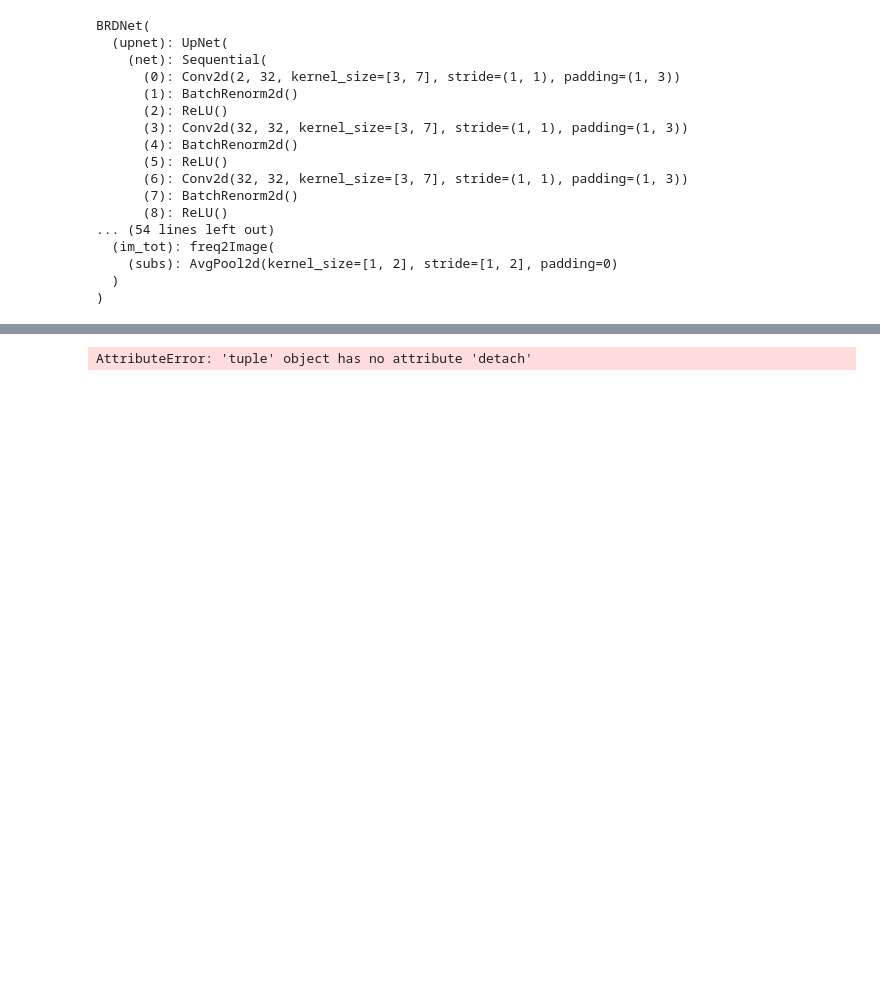
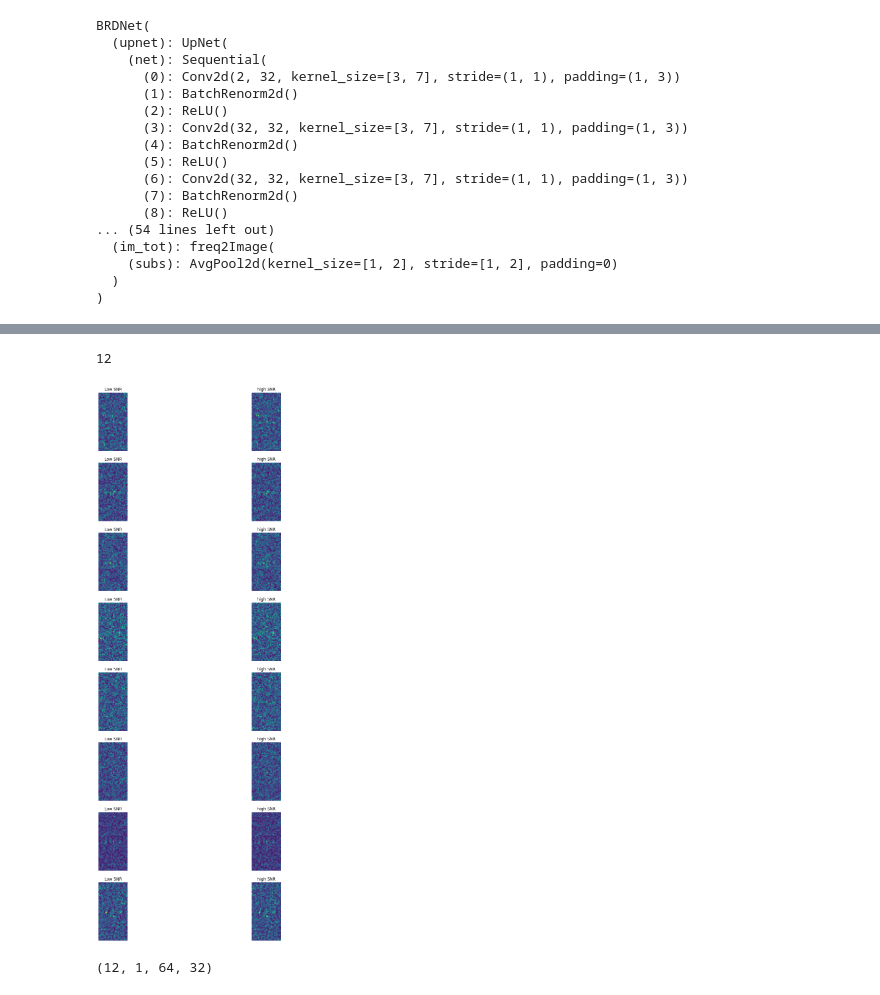
Before and after one commit to pumazzo/denoising_giove, a Jupyter notebook: denoiser_application.ipynb, the cells around one changed output, grey strips where cells are left out. Drawn from its saved outputs; the diff is of its cells as text; code cells hidden in the pictures; blank space fills up the shorter version.

```diff
--- a/denoiser_application.ipynb
+++ b/denoiser_application.ipynb
@@ -122,4 +122,4 @@ BRDNet(
   )
 )
 # %%
-pred = model(nn_input)
+pred_k, pred_im = model(nn_input)
@@ -128,4 +129,5 @@ pred
 # %%
-show_generator_output([nn_input,pred])
+show_generator_output([nn_input,pred_k])
 # %% [output]
-AttributeError: 'tuple' object has no attribute 'detach'
+12
+[figure, added]
@@ -131,0 +136,4 @@ AttributeError: 'tuple' object has no attribute 'detach'
+# %%
+asd.shape
+# %% [output]
+(12, 1, 64, 32)
```
Also changed, not shown: parts of 5 cells of this notebook, 8 other files.
